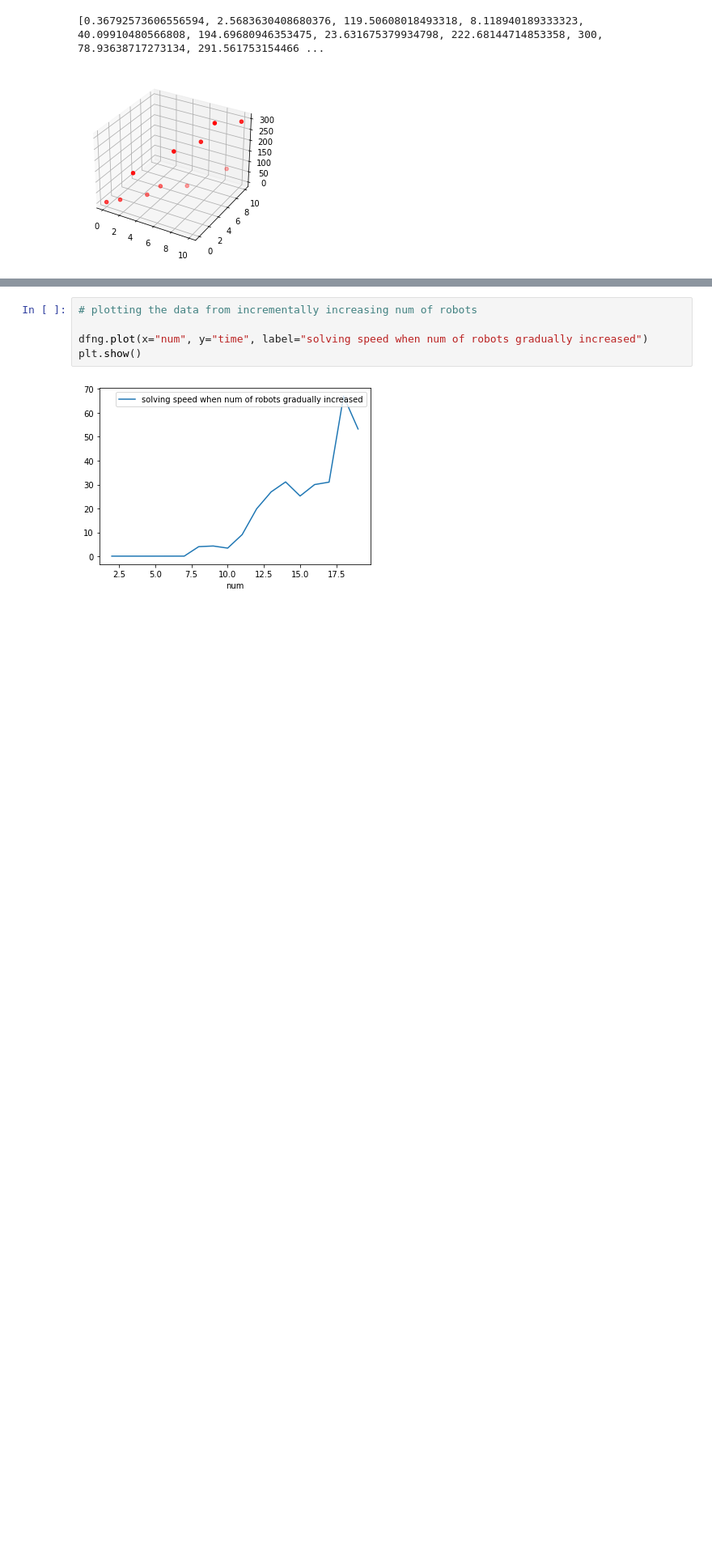
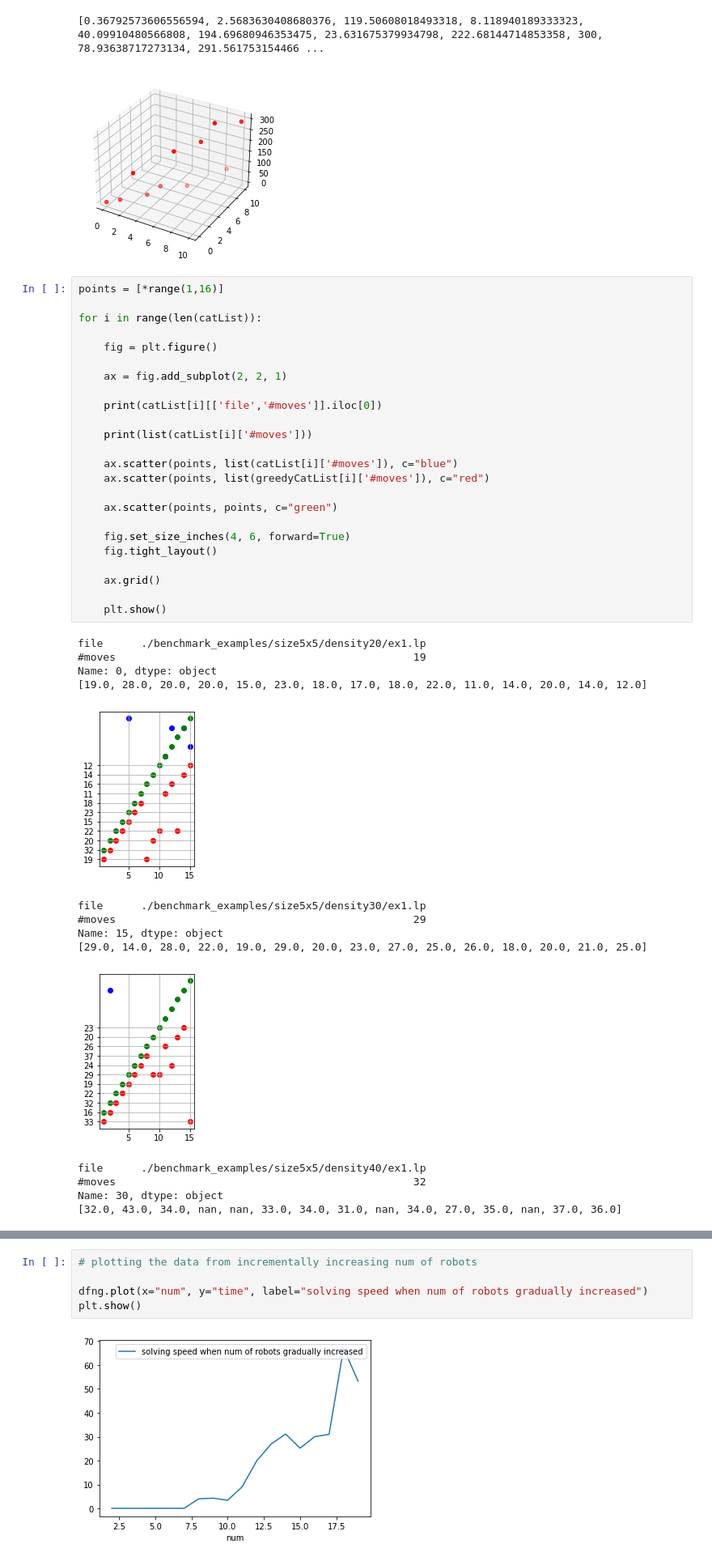
Before and after one commit to Philomena892/AndreevMoek, a Jupyter notebook: CBS/dataAnalysis.ipynb, the cells around one changed output, grey strips where cells are left out. Shown at 81% size. Saved outputs shown, nothing was run; the diff lists cells and outputs as text; blank space fills up the shorter version.

```diff
--- a/CBS/dataAnalysis.ipynb
+++ b/CBS/dataAnalysis.ipynb
@@ -230,3 +229,42 @@ plt.show()
 # %% [output]
 [0.36792573606556594, 2.5683630408680376, 119.50608018493318, 8.118940189333323, 40.09910480566808, 194.69680946353475, 23.631675379934798, 222.68144714853358, 300, 78.93638717273134, 291.561753154466 ...
 [figure]
+# %%
+points = [*range(1,16)]
+
+for i in range(len(catList)):
+
+    fig = plt.figure()
+
+    ax = fig.add_subplot(2, 2, 1)
+
+    print(catList[i][['file','#moves']].iloc[0])
+
+    print(list(catList[i]['#moves']))
+
+    ax.scatter(points, list(catList[i]['#moves']), c="blue")
+    ax.scatter(points, list(greedyCatList[i]['#moves']), c="red")
+
+    ax.scatter(points, points, c="green")
+
+    fig.set_size_inches(4, 6, forward=True)
+    fig.tight_layout()
+
+    ax.grid()
+
+    plt.show()
+# %% [output]
+file      ./benchmark_examples/size5x5/density20/ex1.lp
+#moves                                               19
+Name: 0, dtype: object
+[19.0, 28.0, 20.0, 20.0, 15.0, 23.0, 18.0, 17.0, 18.0, 22.0, 11.0, 14.0, 20.0, 14.0, 12.0]
+[figure, added]
+file      ./benchmark_examples/size5x5/density30/ex1.lp
+#moves                                               29
+Name: 15, dtype: object
+[29.0, 14.0, 28.0, 22.0, 19.0, 29.0, 20.0, 23.0, 27.0, 25.0, 26.0, 18.0, 20.0, 21.0, 25.0]
+[figure, added]
+file      ./benchmark_examples/size5x5/density40/ex1.lp
+#moves                                               32
+Name: 30, dtype: object
+[32.0, 43.0, 34.0, nan, nan, 33.0, 34.0, 31.0, nan, 34.0, 27.0, 35.0, nan, 37.0, 36.0]
```
Also changed, not shown: parts of 4 cells of this notebook.
